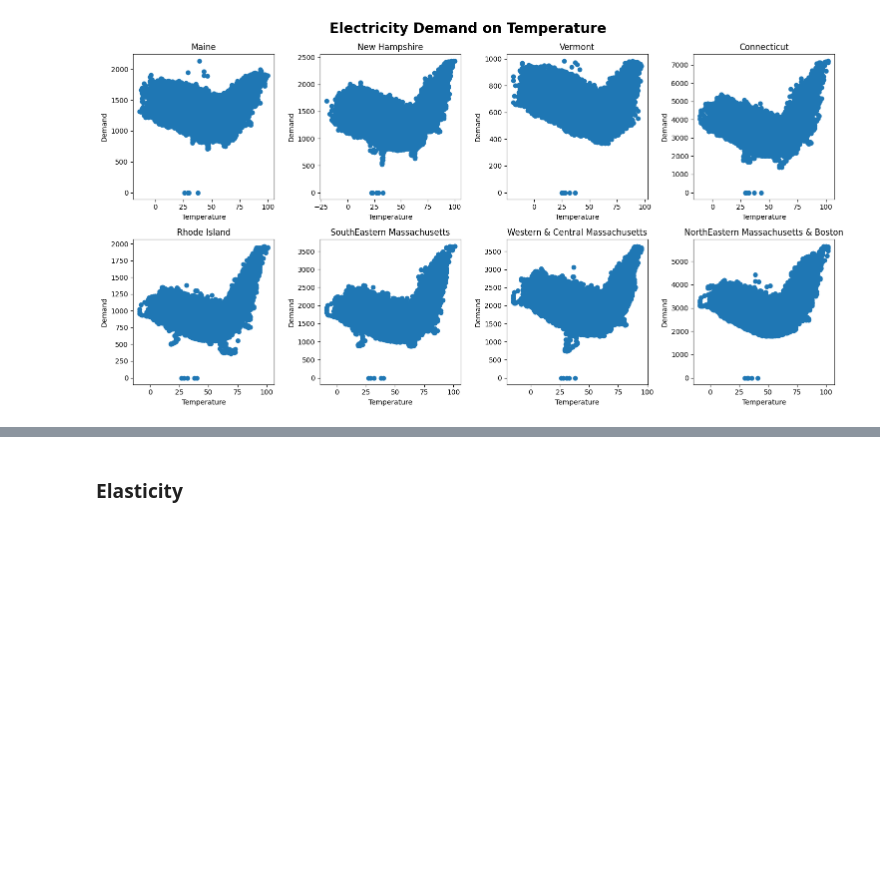
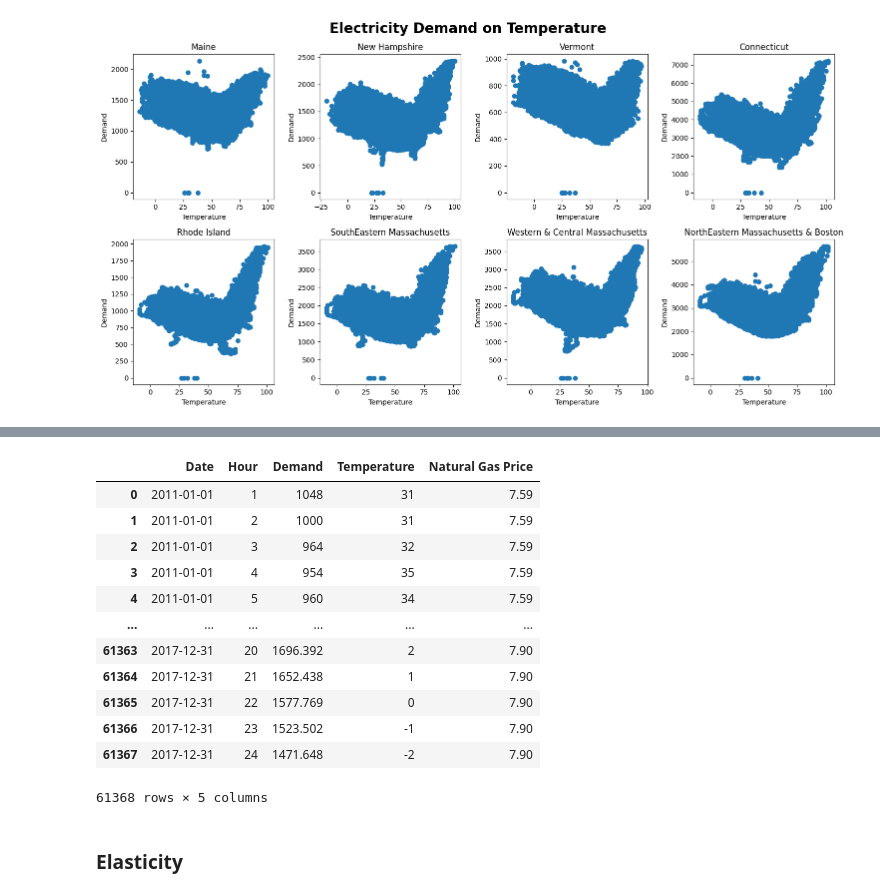
Before and after one commit to kevivuu/ECON323-project, a Jupyter notebook: Final Project.ipynb, the cells around one changed output, grey strips where cells are left out. Drawn from its saved outputs; the diff is of its cells as text; code cells hidden in the pictures; blank space fills up the shorter version.

```diff
--- a/Final Project.ipynb
+++ b/Final Project.ipynb
@@ -88,3 +161,19 @@ me[me['Demand'] < 100]
+# %%
+state_dfs[1]
+# %% [output]
+|  | Date | Hour | Demand | Temperature | Natural Gas Price |
+| 0 | 2011-01-01 | 1 | 1048 | 31 | 7.59 |
+| 1 | 2011-01-01 | 2 | 1000 | 31 | 7.59 |
+| 2 | 2011-01-01 | 3 | 964 | 32 | 7.59 |
+| 3 | 2011-01-01 | 4 | 954 | 35 | 7.59 |
+| 4 | 2011-01-01 | 5 | 960 | 34 | 7.59 |
+| ... | ... | ... | ... | ... | ... |
+| 61363 | 2017-12-31 | 20 | 1696.392 | 2 | 7.90 |
+| 61364 | 2017-12-31 | 21 | 1652.438 | 1 | 7.90 |
+| 61365 | 2017-12-31 | 22 | 1577.769 | 0 | 7.90 |
+| 61366 | 2017-12-31 | 23 | 1523.502 | -1 | 7.90 |
+| 61367 | 2017-12-31 | 24 | 1471.648 | -2 | 7.90 |
+61368 rows × 5 columns
 # %% [markdown]
 ### Elasticity
 # %%
```
Also changed, not shown: parts of 6 cells of this notebook, 2 other files.
